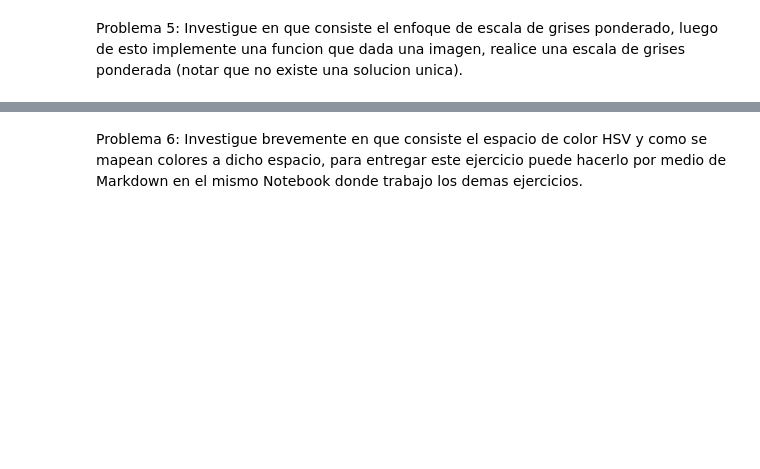
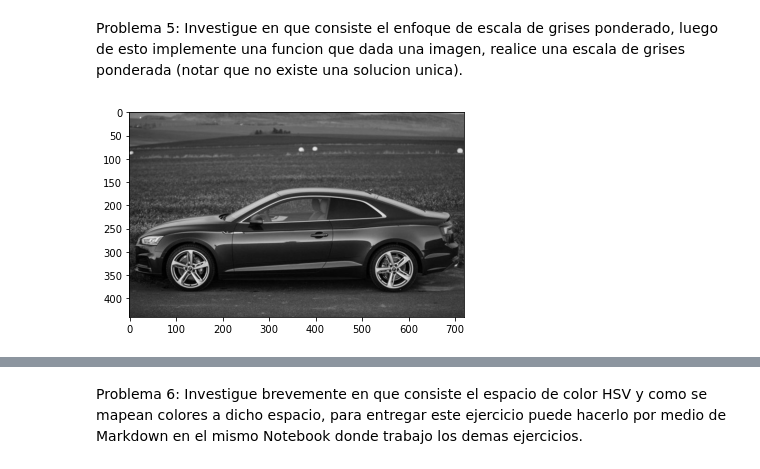
Before and after one commit to eviaun/Text-Mining-Image-Recognition, a Jupyter notebook: Tareas/Tarea 1/Tarea_1.ipynb, the cells around one changed output, grey strips where cells are left out. Saved outputs shown, nothing was run; the diff lists cells and outputs as text; code cells hidden in the pictures; blank space fills up the shorter version.

```diff
--- a/Tareas/Tarea 1/Tarea_1.ipynb
+++ b/Tareas/Tarea 1/Tarea_1.ipynb
@@ -148,3 +171,7 @@ Problema 5:
 Investigue en que consiste el enfoque de escala de grises ponderado, luego de esto implemente una
 funcion que dada una imagen, realice una escala de grises ponderada (notar que no existe una
 solucion unica).
+# %%
+write_and_show("gray_ponderado.jpg",gray_ponderado)
+# %% [output]
+[figure, added]
```
Also changed, not shown: parts of 15 cells of this notebook, 10 other files.
